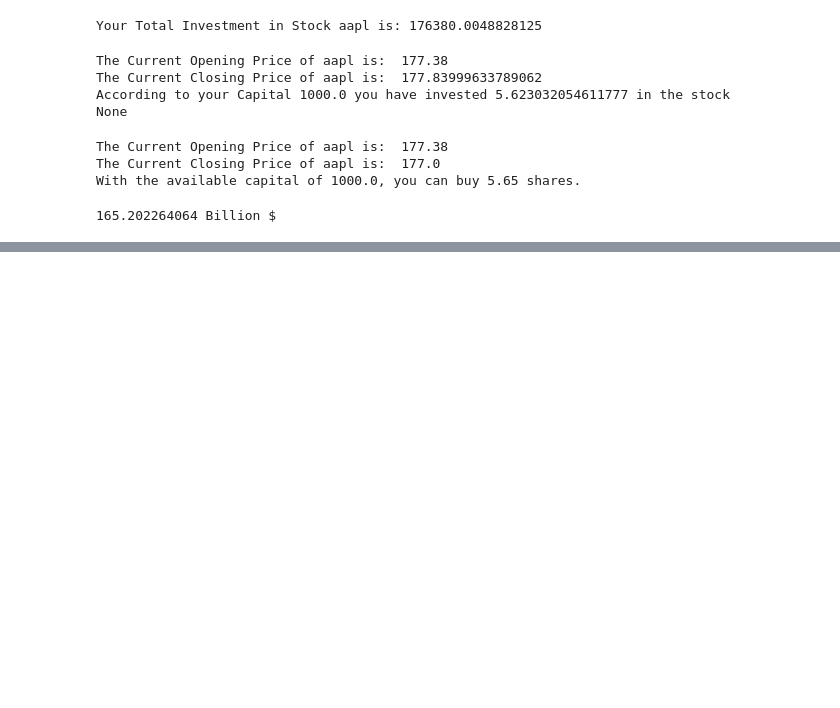
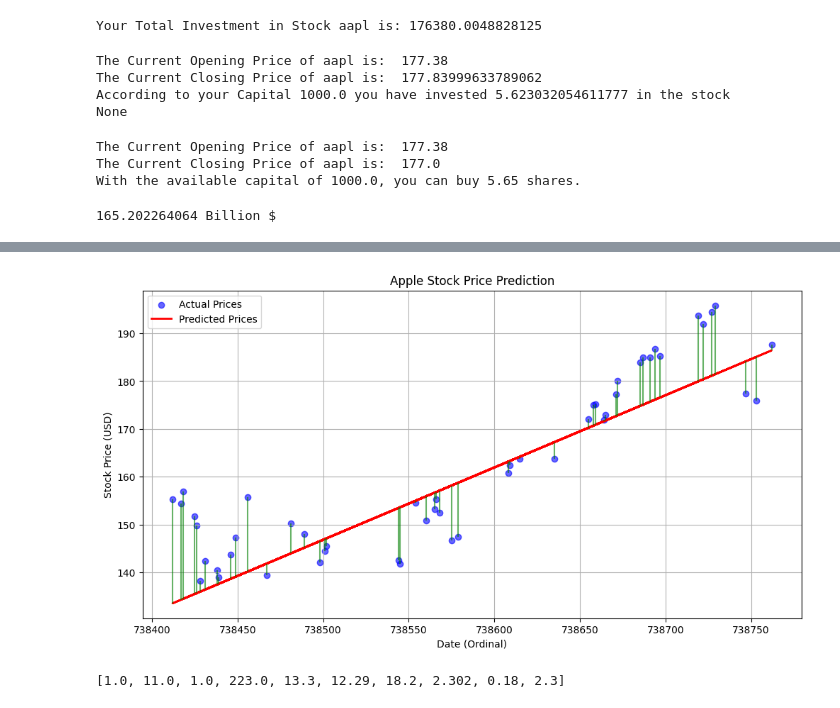
Before and after one commit to Desantonio/Py-Notebook, a Jupyter notebook: hello.ipynb, the cells around one changed output, grey strips where cells are left out. Drawn from its saved outputs; the diff is of its cells as text; code cells hidden in the pictures; blank space fills up the shorter version.

```diff
--- a/hello.ipynb
+++ b/hello.ipynb
@@ -243,0 +633,65 @@ print(c,"Billion $")
+# %%
+import yfinance as yf
+import numpy as np
+import pandas as pd
+import matplotlib.pyplot as plt
+from sklearn.model_selection import train_test_split
+from sklearn.linear_model import LinearRegression
+from sklearn.metrics import mean_squared_error
+
+# Define the period for historical data
+start_date = '2022-09-04'
+end_date = '2023-09-04'
+
+# Fetch Apple stock data using yfinance
+apple_data = yf.download('AAPL', start=start_date, end=end_date)
+
+# Prepare the data
+apple_data['Date'] = apple_data.index
+apple_data.reset_index(drop=True, inplace=True)
+apple_data['Date'] = apple_data['Date'].apply(lambda x: x.toordinal())
+
+# Use the 'Close' prices as the target variable
+y = apple_data['Close']
+
+# Use the 'Date' as the feature for prediction
+X = apple_data[['Date']]
+
+# Split the data into training and testing sets
+X_train, X_test, y_train, y_test = train_test_split(X, y, test_size=0.2, random_state=42)
+
+# Create and train a linear regression model
+model = LinearRegression()
+model.fit(X_train, y_train)
+
+# Predict stock prices
+y_pred = model.predict(X_test)
+
+# Calculate the Mean Squared Error (MSE) to evaluate the model
+mse = mean_squared_error(y_test, y_pred)
+print(f"Mean Squared Error: {mse}")
+
+# Calculate the residuals (differences between actual and predicted prices)
+residuals = y_test - y_pred
+
+# Create a DataFrame to display the data
+results_df = pd.DataFrame({'Date': X_test['Date'], 'Actual Price': y_test, 'Predicted Price': y_pred, 'Residuals': residuals})
+
+# Create a beautiful chart to visualize the results
+plt.figure(figsize=(12, 6))
+plt.scatter(X_test, y_test, color='blue', label='Actual Prices', alpha=0.6)
+plt.plot(X_test, y_pred, color='red', linewidth=2, label='Predicted Prices')
+plt.title('Apple Stock Price Prediction')
+plt.xlabel('Date (Ordinal)')
+plt.ylabel('Stock Price (USD)')
+plt.legend()
+plt.grid(True)
+
+# Add residual sticks (vertical lines)
+for i in range(len(X_test)):
+    plt.vlines(X_test.iloc[i], y_test.iloc[i], y_test.iloc[i] - residuals.iloc[i], color='green', alpha=0.6)
+
+# Display the table
+print(results_df)
+plt.show()
+# %% [output]
@@ -243,0 +715,12 @@ print(c,"Billion $")
+[figure, added]
+# %%
+a = []
+input_a = int(input("Enter the no. of data points to enter: "))
+
+for i in range(input_a):
+    input_a_individual = float(input(f"Enter data point{i+1}: "))
+    a.append(input_a_individual)
+
+print(a)
+# %% [output]
+[1.0, 11.0, 1.0, 223.0, 13.3, 12.29, 18.2, 2.302, 0.18, 2.3]
```
Also changed, not shown: parts of 30 cells of this notebook, 26 other files.
